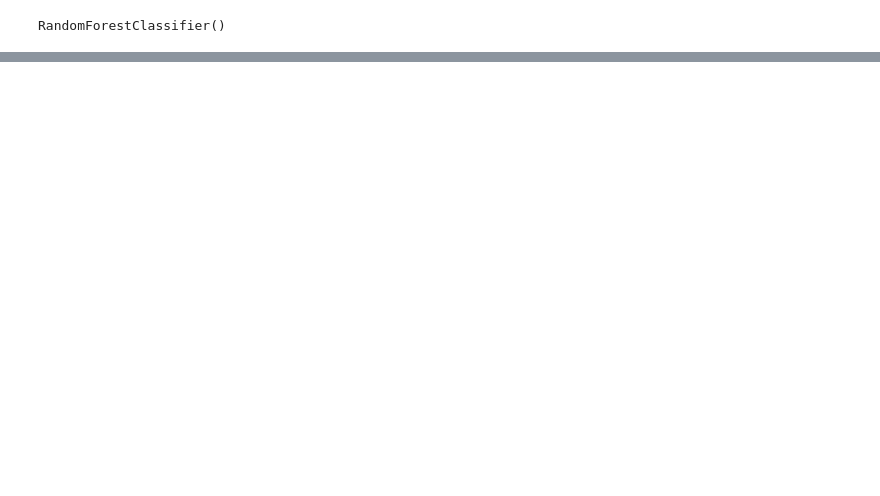
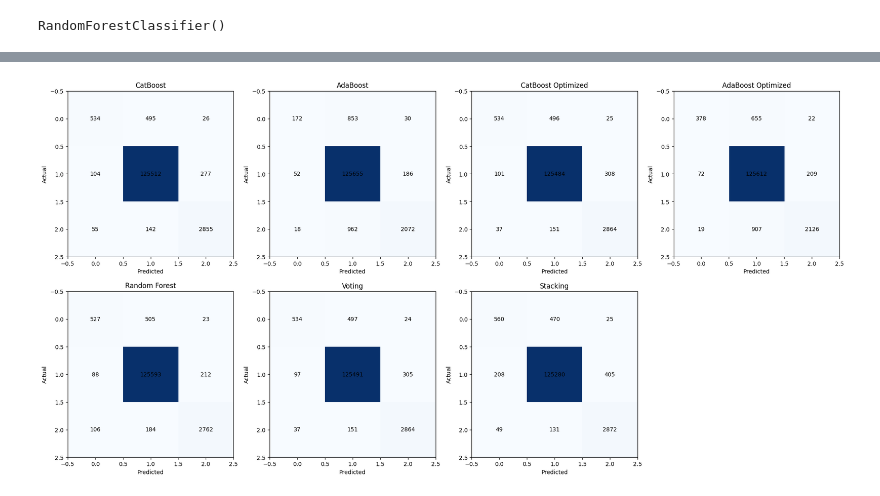
Before and after one commit to varsanyimate/ddos, a Jupyter notebook: src/best_models_new.ipynb, the cells around one changed output, grey strips where cells are left out. Saved outputs shown, nothing was run; the diff lists cells and outputs as text; code cells hidden in the pictures; blank space fills up the shorter version.

```diff
--- a/src/best_models_new.ipynb
+++ b/src/best_models_new.ipynb
@@ -92 +154,11 @@ from sklearn.metrics import accuracy_score, confusion_matrix, precision_score, r
+# %%
+features = [
+    "Port number",
+    "Detect count",  "Packet speed", "Data speed",
+    "Avg packet len", "Avg source IP count", "Duration",
+    'Packet Rate', 'Data Rate', 'Packet Size to Speed Ratio', 'Data to Packet Ratio',
+    'Hour sin', 'Hour cos', 'Day of Week',
+]
+train_df = pd.concat([df_A_events, df_B_events])
+val_df = df_C_events
 # %%
@@ -529,6 +707,37 @@ Random forest (selected features)            81.87
 Best models saved to disk.
 
 Completed feature selection, model optimization, and ensemble creation.
+# %%
+matrices = [
+    conf_cat_1, conf_ada_1, conf_cat_opt_1, conf_ada_opt_1,
+    conf_rf_1, voting_conf_1, stacking_conf_1
+]
+titles = [
+    'CatBoost', 'AdaBoost', 'CatBoost Optimized', 'AdaBoost Optimized',
+    'Random Forest', 'Voting', 'Stacking'
+]
+
+fig, axes = plt.subplots(2, 4, figsize=(20, 10))  # 2 rows, 4 columns (7 plots + 1 empty)
+axes = axes.flatten()
+
+for i, (matrix, title) in enumerate(zip(matrices, titles)):
+    im = axes[i].imshow(matrix, cmap='Blues')
+    axes[i].set_title(title)
+    axes[i].set_xlabel('Predicted')
+    axes[i].set_ylabel('Actual')
+
+    # Annotate cells
+    for (j, k), val in np.ndenumerate(matrix):
+        axes[i].text(k, j, f'{val}', ha='center', va='center', color='black')
+
+# Hide the last subplot (optional, since only 7 heatmaps)
+if len(matrices) < len(axes):
+    axes[-1].axis('off')
+
+fig.tight_layout()
+plt.show()
+# %% [output]
+[figure, added]
 # %%
 test_df = df_D_events
 X_test_general = test_df[features]
```
Also changed, not shown: parts of 18 cells of this notebook, 9 other files.
